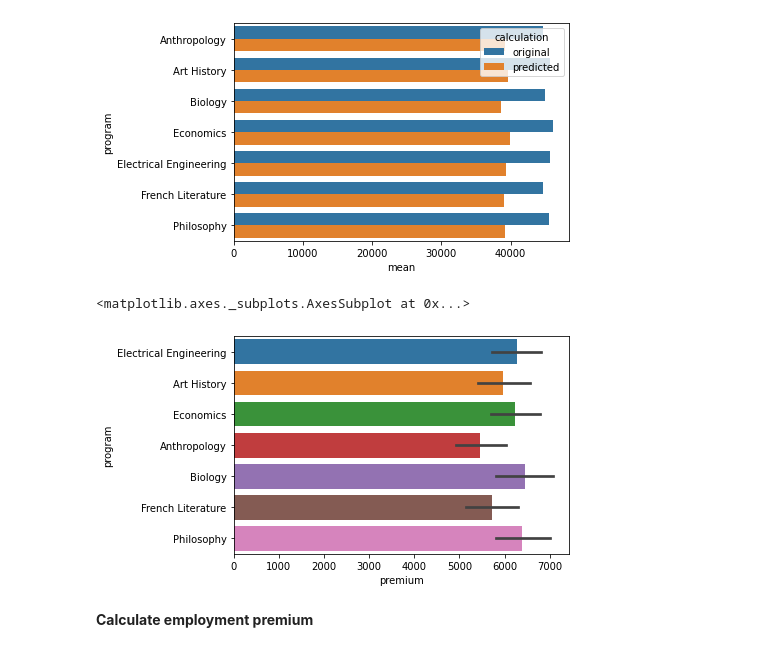
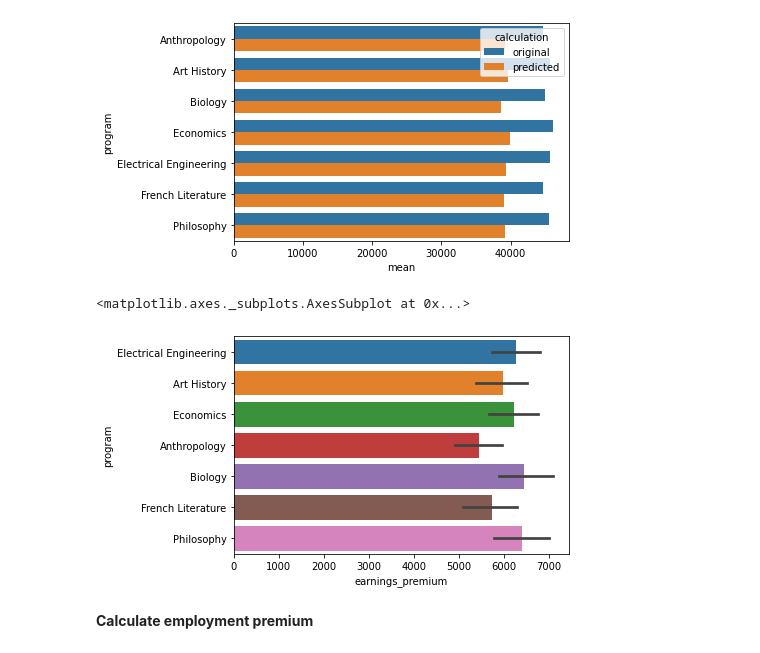
Before and after one commit to brighthive/roi-toolkit, a Jupyter notebook: Example Notebook.ipynb, the cells around one changed output. Cells and saved outputs as stored; diff of their text form; code cells hidden in the pictures.

```diff
--- a/Example Notebook.ipynb
+++ b/Example Notebook.ipynb
@@ -300,10 +302,10 @@ sns.barplot(x="mean", y="program", hue="calculation", data=pd.concat([original_s
 <matplotlib.axes._subplots.AxesSubplot at 0x...>
 [figure]
 # %%
-sns.barplot(x="premium", y="program", data=data, estimator=np.mean)
+sns.barplot(x="earnings_premium", y="program", data=data, estimator=np.mean)
 # %% [output]
 <matplotlib.axes._subplots.AxesSubplot at 0x...>
-[figure, old version]
+[figure, new version]
 # %% [markdown]
 __Calculate employment premium__
 # %%
```
Also changed, not shown: parts of 29 cells of this notebook, 3 other files.
